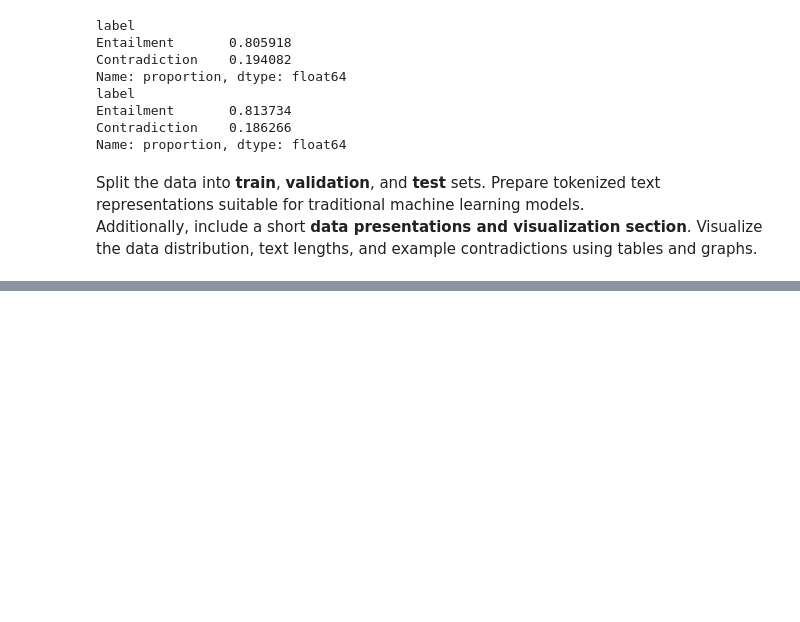
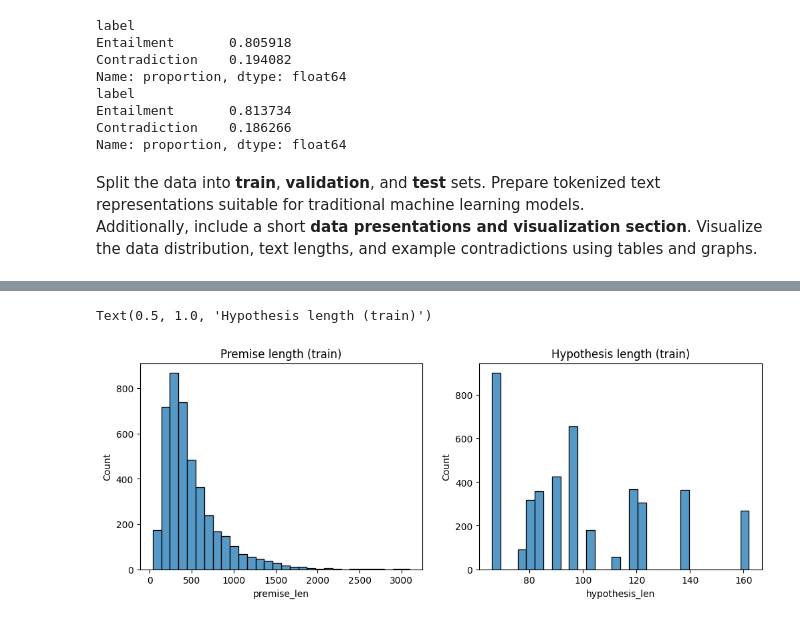
Before and after one commit to Favstina/IntelligentSystems-Assigment_2, a Jupyter notebook: Assigment2.ipynb, the cells around one changed output, grey strips where cells are left out. Saved outputs shown, nothing was run; the diff lists cells and outputs as text; code cells hidden in the pictures; blank space fills up the shorter version.

```diff
--- a/Assigment2.ipynb
+++ b/Assigment2.ipynb
@@ -234,0 +261,10 @@ X_train, X_val, y_train, y_val = train_test_split(
+# %%
+# Histograms of text lengths (train)
+fig, axes = plt.subplots(1, 2, figsize=(12, 4))
+sns.histplot(en_train['premise_len'], bins=30, ax=axes[0])
+axes[0].set_title('Premise length (train)')
+sns.histplot(en_train['hypothesis_len'], bins=30, ax=axes[1])
+axes[1].set_title('Hypothesis length (train)')
+# %% [output]
+Text(0.5, 1.0, 'Hypothesis length (train)')
+[figure, added]
```
Also changed, not shown: parts of 12 cells of this notebook.
